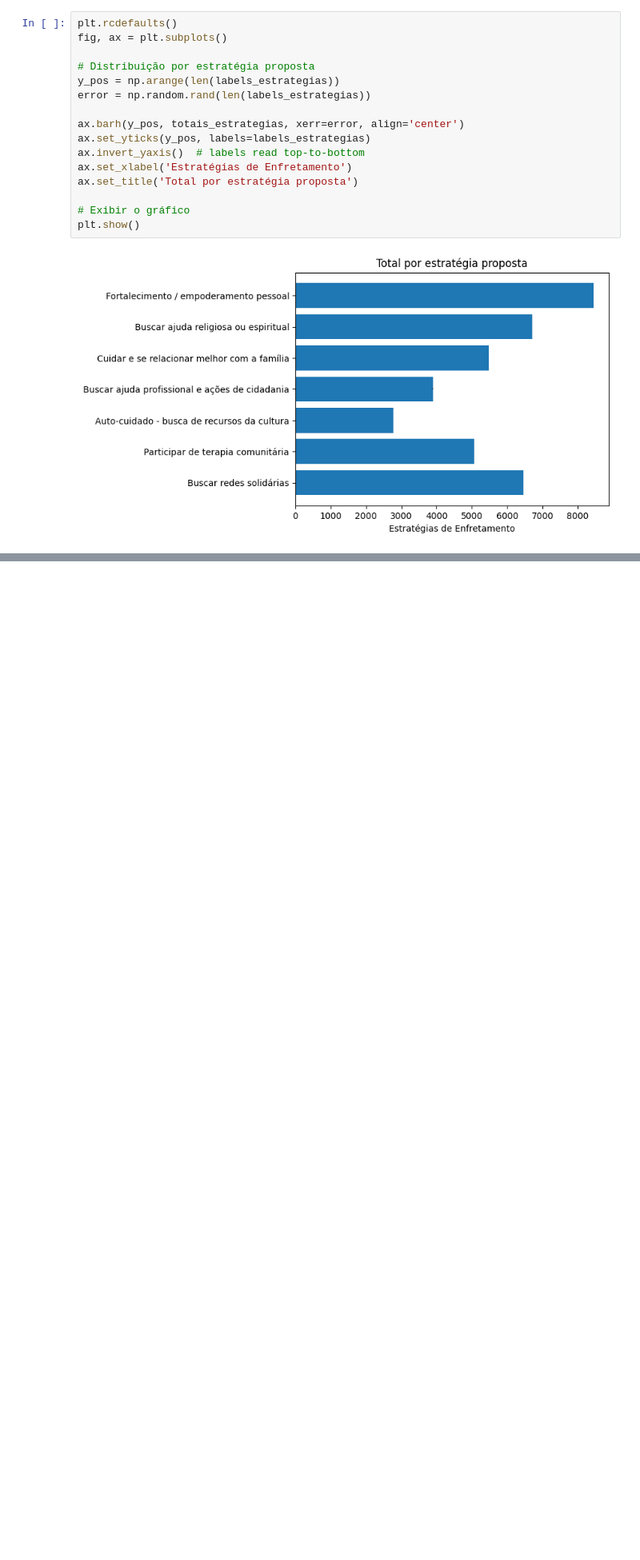
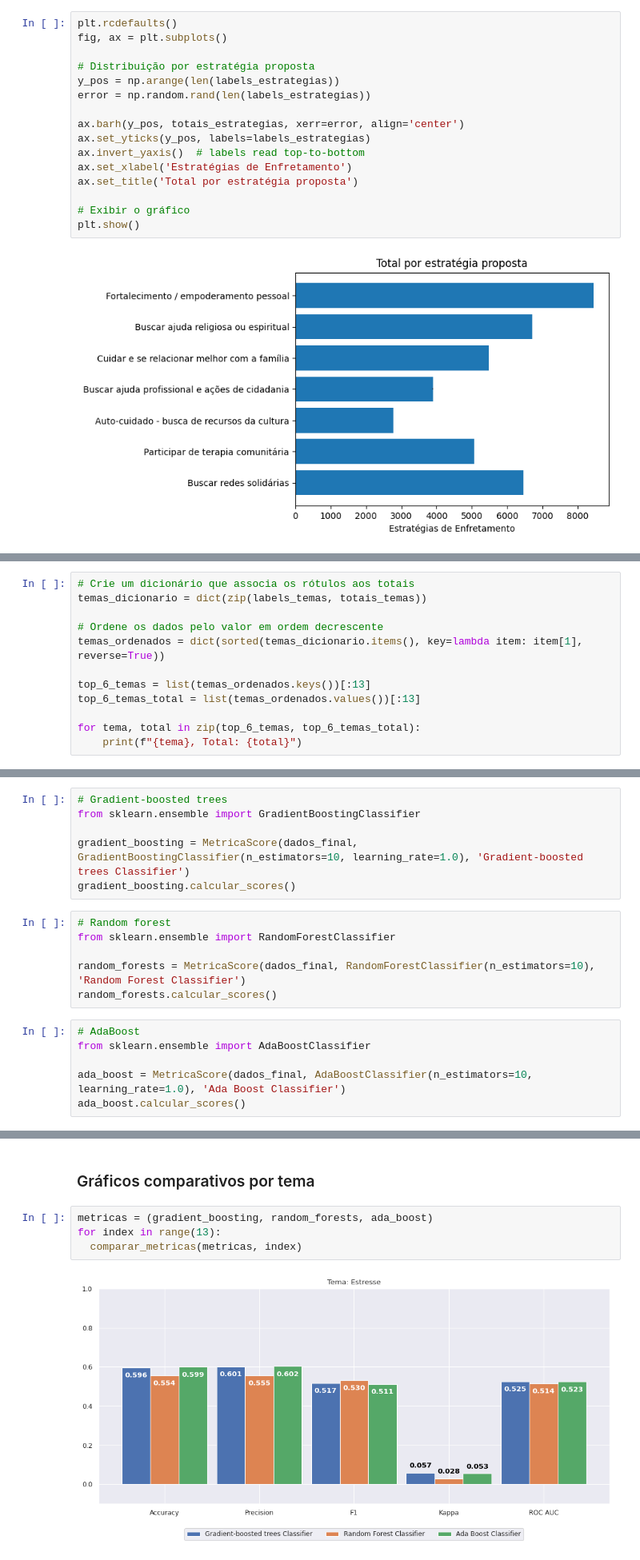
Before and after one commit to rafaeld3castro/tcc2, a Jupyter notebook: src/main/TCC2.ipynb, the cells around one changed output, grey strips where cells are left out. Shown at 80% size. Cells and saved outputs as stored; diff of their text form; blank space fills up the shorter version.

```diff
--- a/src/main/TCC2.ipynb
+++ b/src/main/TCC2.ipynb
@@ -391,0 +549,12 @@ plt.show()
+# %%
+# Crie um dicionário que associa os rótulos aos totais
+temas_dicionario = dict(zip(labels_temas, totais_temas))
+
+# Ordene os dados pelo valor em ordem decrescente
+temas_ordenados = dict(sorted(temas_dicionario.items(), key=lambda item: item[1], reverse=True))
+
+top_6_temas = list(temas_ordenados.keys())[:13]
+top_6_temas_total = list(temas_ordenados.values())[:13]
+
+for tema, total in zip(top_6_temas, top_6_temas_total):
+    print(f"{tema}, Total: {total}")
@@ -393,0 +802,18 @@ plt.show()
+# %%
+# Gradient-boosted trees
+from sklearn.ensemble import GradientBoostingClassifier
+
+gradient_boosting = MetricaScore(dados_final, GradientBoostingClassifier(n_estimators=10, learning_rate=1.0), 'Gradient-boosted trees Classifier')
+gradient_boosting.calcular_scores()
+# %%
+# Random forest
+from sklearn.ensemble import RandomForestClassifier
+
+random_forests = MetricaScore(dados_final, RandomForestClassifier(n_estimators=10), 'Random Forest Classifier')
+random_forests.calcular_scores()
+# %%
+# AdaBoost
+from sklearn.ensemble import AdaBoostClassifier
+
+ada_boost = MetricaScore(dados_final, AdaBoostClassifier(n_estimators=10, learning_rate=1.0), 'Ada Boost Classifier')
+ada_boost.calcular_scores()
@@ -393,0 +878,8 @@ plt.show()
+# %% [markdown]
+### Gráficos comparativos por tema
+# %%
+metricas = (gradient_boosting, random_forests, ada_boost)
+for index in range(13):
+  comparar_metricas(metricas, index)
+# %% [output]
+[figure, added]
```
Also changed, not shown: parts of 101 cells of this notebook, 2 other files.
